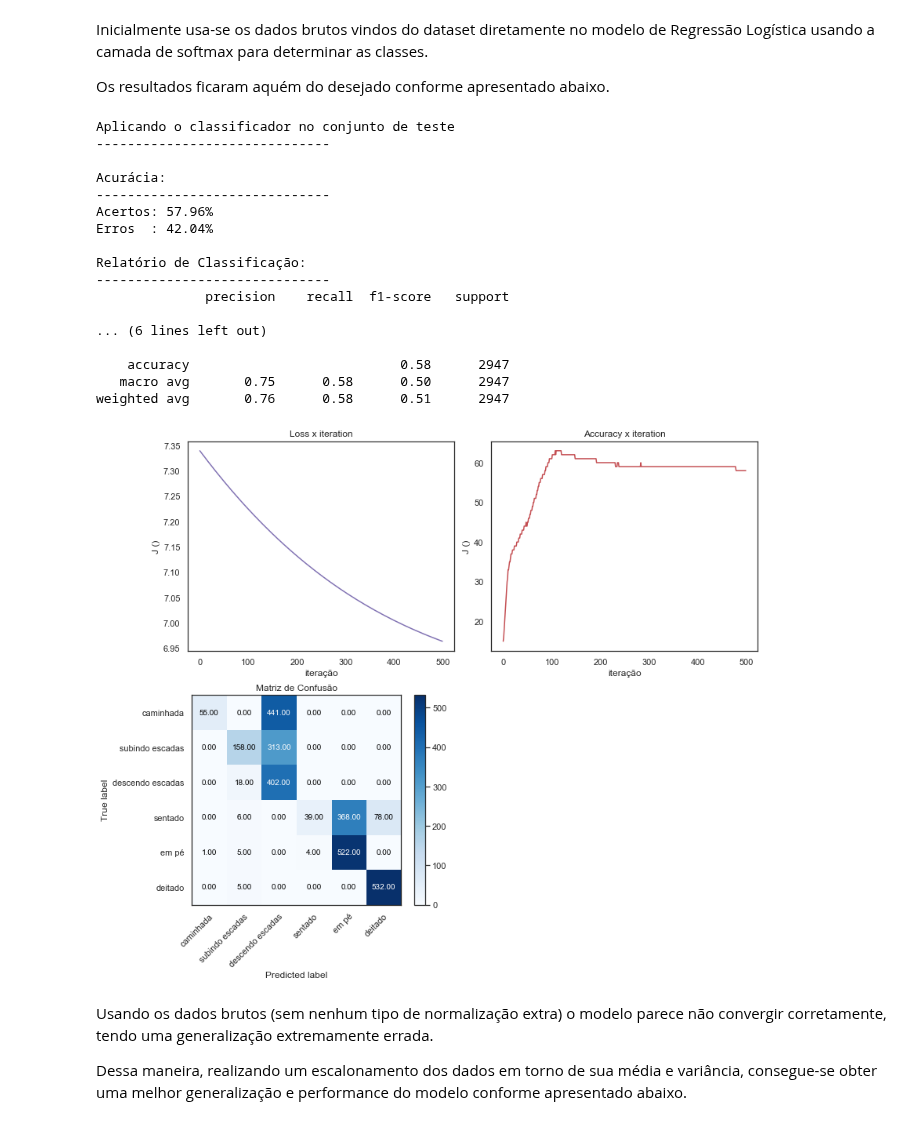
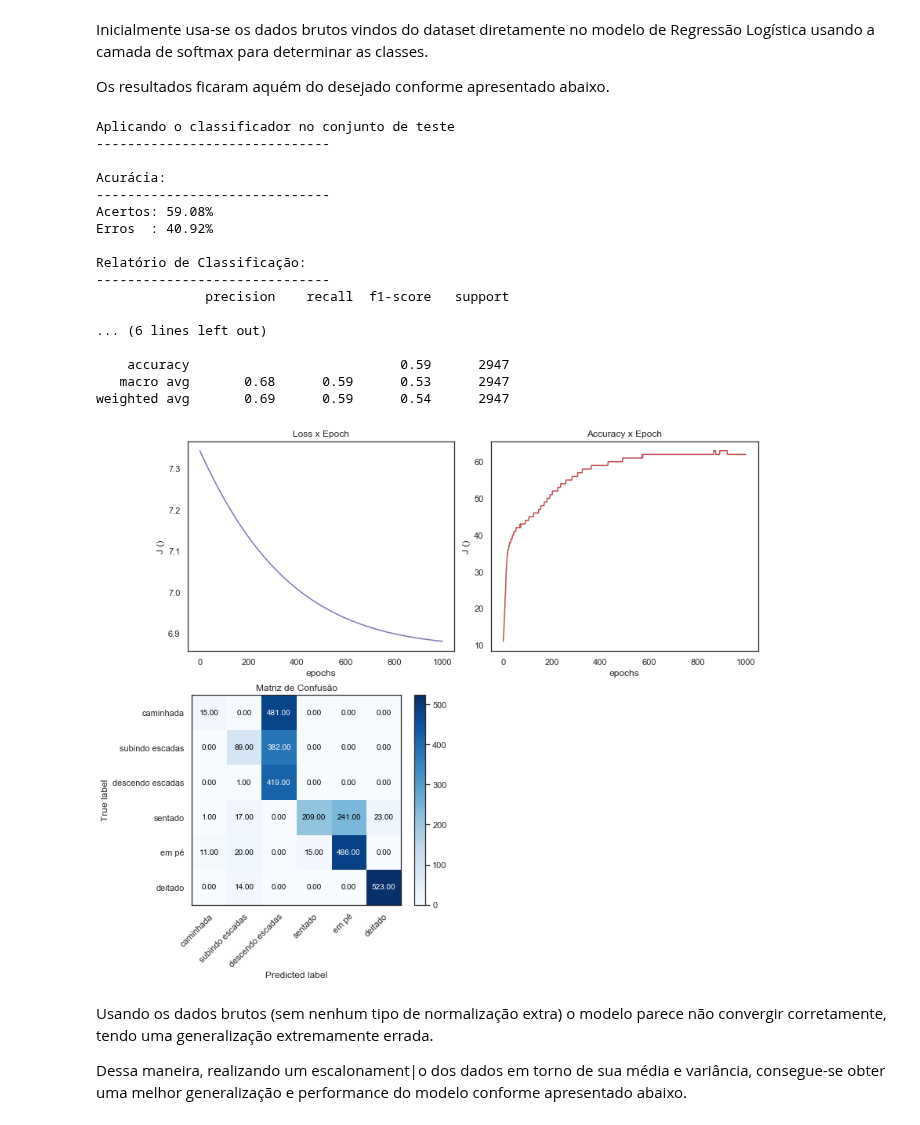
Before and after one commit to rdenadai/ia006c, a Jupyter notebook: notebooks/EFC02/EFC02.ipynb, the cells around one changed output. Drawn from its saved outputs; the diff is of its cells as text; code cells hidden in the pictures.

```diff
--- a/notebooks/EFC02/EFC02.ipynb
+++ b/notebooks/EFC02/EFC02.ipynb
@@ -347,6 +266,2 @@ Como é possível observar alguns dos atributos tem seu histograma próximo ao f
 
 $y = \frac{x-\mu}{\sigma}$
-# %%
-scaler = Scaler()
-for field in x_fields:
-    sound_c.loc[:][field] = scaler.fit_transform(sound_c[field])
@@ -436,24 +358,30 @@ Evitando, encontrar apenas correlações lineares entres os valores, aplica-se t
 # %%
+cols = df.columns
+fields = cols[:len(cols)-1].to_numpy()
+
+scaler2 = StandardScaler()
+df = pd.DataFrame(np.c_[scaler2.fit_transform(df[fields]), df["label"].to_numpy()], columns=cols)
+
 # Pearson Correlation
-corr = sound_c.corr()
+corr = df.corr()
 
 # Distance Correlation
-ds = len(x_fields) + 1
+ds = len(cols)
 dcorr = np.zeros((ds, ds))
-for i, field in enumerate(fields):
-    for k, field2 in enumerate(fields):
-        dcorr[i][k] = dcorrelation(sound_c[field], sound_c[field2])
+for i, field in enumerate(cols):
+    for k, field2 in enumerate(cols):
+        dcorr[i][k] = dcorrelation(df[field], df[field2])
 
 
 cmap = sns.diverging_palette(10, 255, as_cmap=True)
 
-plt.figure(figsize=(13, 8))
-plt.subplot(1, 2, 1)
+plt.figure(figsize=(18, 18))
+plt.subplot(2, 1, 1)
 plt.title("Pearson Correlation")
 ax = sns.heatmap(corr, cmap=cmap, vmax=.3, center=0,
             square=True, linewidths=1, annot=True, cbar_kws={"shrink": .5})
 ax.set_ylim(ds, 0)
-plt.subplot(1, 2, 2)
+plt.subplot(2, 1, 2)
 plt.title("Distance Correlation")
 ax = sns.heatmap(dcorr, cmap=cmap, vmax=.3, center=0,
             square=True, linewidths=1, annot=True, cbar_kws={"shrink": .5},
@@ -533,7 +465,8 @@ Nos testes iniciais o único valor padrão alterado foi de learning rate, altera
 # %%
-fields = ["sd", "median", "sp.ent", "sfm", "centroid", "meanfun", "meandom"]
-x = sound_c[fields].to_numpy()
-y = sound_c["label"].to_numpy()
+# fields = ["sd", "median", "sp.ent", "sfm", "centroid", "meanfun", "meandom"]
+fields = cols[:len(cols)-1].to_numpy()
+x = np.copy(df[fields].to_numpy())
+y = np.copy(df["label"].to_numpy())
 # train test split 20%
 x_train, x_test, y_train, y_test = train_test_split(x, y, train_size=0.8)
 # %%
@@ -760,8 +693,8 @@ y_har_train = har_y_train.to_numpy().flatten()
 y_har_test = har_y_test.to_numpy().flatten()
 # %%
 # Logistic function
-clfsft = LogisticRegressionImpl(decay=1e-1)
-J, ACC = clfsft.train(sx_har_train, y_har_train, lr=1e-3, epochs=5000, activation="softmax")
+clfsft = LogisticRegressionImpl(decay=1e-4)
+J, ACC = clfsft.train(x_har_train, y_har_train, lr=1e-3, epochs=1000, activation="softmax")
 # %%
 y_har_pred = clfsft.predict(x_har_test)
 
@@ -785,8 +718,8 @@ Aplicando o classificador no conjunto de teste
 
 Acurácia:
 ------------------------------
-Acertos: 57.96%
-Erros  : 42.04%
+Acertos: 59.08%
+Erros  : 40.92%
 
 Relatório de Classificação:
 ------------------------------
@@ -794,52 +727,52 @@ Relatório de Classificação:
 
 ... (6 lines left out)
 
-    accuracy                           0.58      2947
-   macro avg       0.75      0.58      0.50      2947
-weighted avg       0.76      0.58      0.51      2947
+    accuracy                           0.59      2947
+   macro avg       0.68      0.59      0.53      2947
+weighted avg       0.69      0.59      0.54      2947
 # %%
 labels = ["caminhada", "subindo escadas", "descendo escadas", "sentado", "em pé", "deitado"]
 cfm = confusion_matrix(y_har_test, y_har_pred)
 
 plt.figure(figsize=(12, 10))
 plt.subplot(2, 2, 1)
-plt.title("Loss x iteration")
-plt.xlabel("iteração")
+plt.title("Loss x Epoch")
+plt.xlabel("epochs")
 plt.ylabel("J ()")
 plt.plot(J, color="C4")
 plt.subplot(2, 2, 2)
-plt.title("Accuracy x iteration")
-plt.xlabel("iteração")
+plt.title("Accuracy x Epoch")
+plt.xlabel("epochs")
 plt.ylabel("J ()")
 plt.plot(ACC, color="C3")
 
 ax = plt.subplot(2, 2, 3)
 im = plt.imshow(cfm, interpolation='nearest', cmap=plt.cm.Blues)
 ax.figure.colorbar(im, ax=ax)
 ax.set(xticks=np.arange(cfm.shape[1]),
        yticks=np.arange(cfm.shape[0]),
        # ... and label them with the respective list entries
        xticklabels=labels, yticklabels=labels,
        title="Matriz de Confusão",
        ylabel='True label',
        xlabel='Predicted label')
 # Rotate the tick labels and set their alignment.
 plt.setp(ax.get_xticklabels(), rotation=45, ha="right", rotation_mode="anchor")
 # Loop over data dimensions and create text annotations.
 thresh = cfm.max() / 2.
 for i in range(cfm.shape[0]):
     for j in range(cfm.shape[1]):
         ax.text(j, i, format(cfm[i, j], '.2f'),
                 ha="center", va="center",
                 color="white" if cfm[i, j] > thresh else "black")
 ax.set_xlim(-0.5, 5.5)
 ax.set_ylim(5.5, -0.5)
 plt.tight_layout()
 plt.show()
 # %% [output]
-[figure, old version]
+[figure, new version]
 # %% [markdown]
 Usando os dados brutos (sem nenhum tipo de normalização extra) o modelo parece não convergir corretamente, tendo uma generalização extremamente errada.
 
-Dessa maneira, realizando um escalonamento dos dados em torno de sua média e variância, consegue-se obter uma melhor generalização e performance do modelo conforme apresentado abaixo.
+Dessa maneira, realizando um escalonament|o dos dados em torno de sua média e variância, consegue-se obter uma melhor generalização e performance do modelo conforme apresentado abaixo.
 # %%
```
Also changed, not shown: parts of 22 cells of this notebook.
